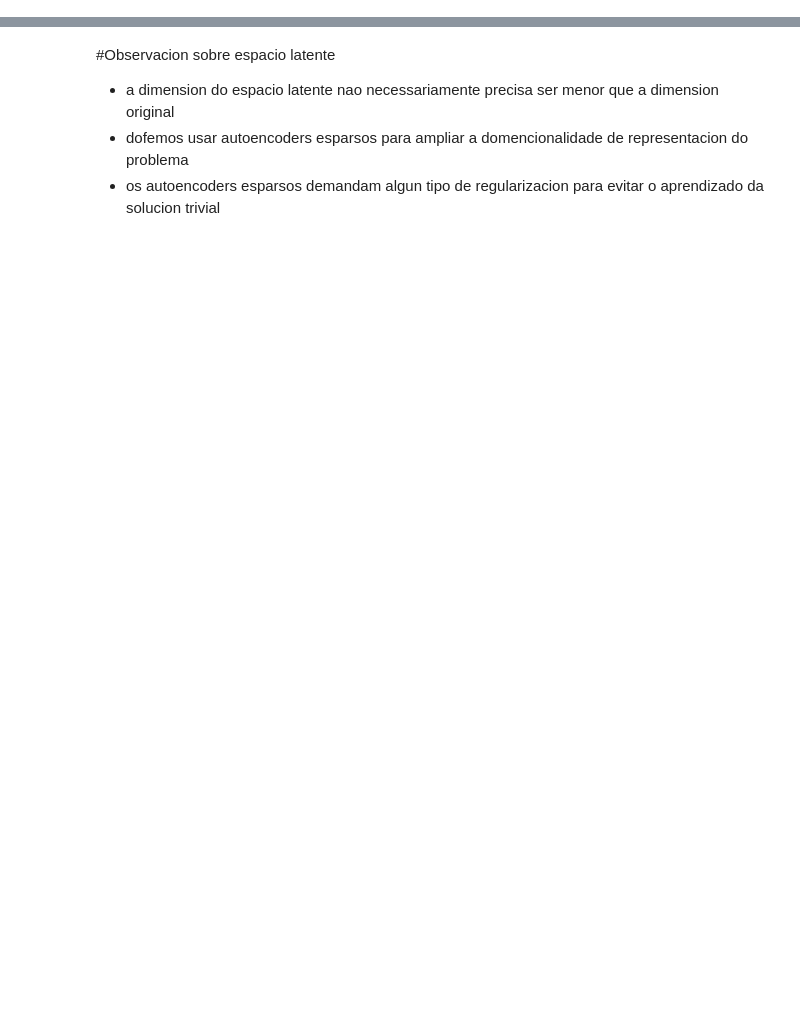
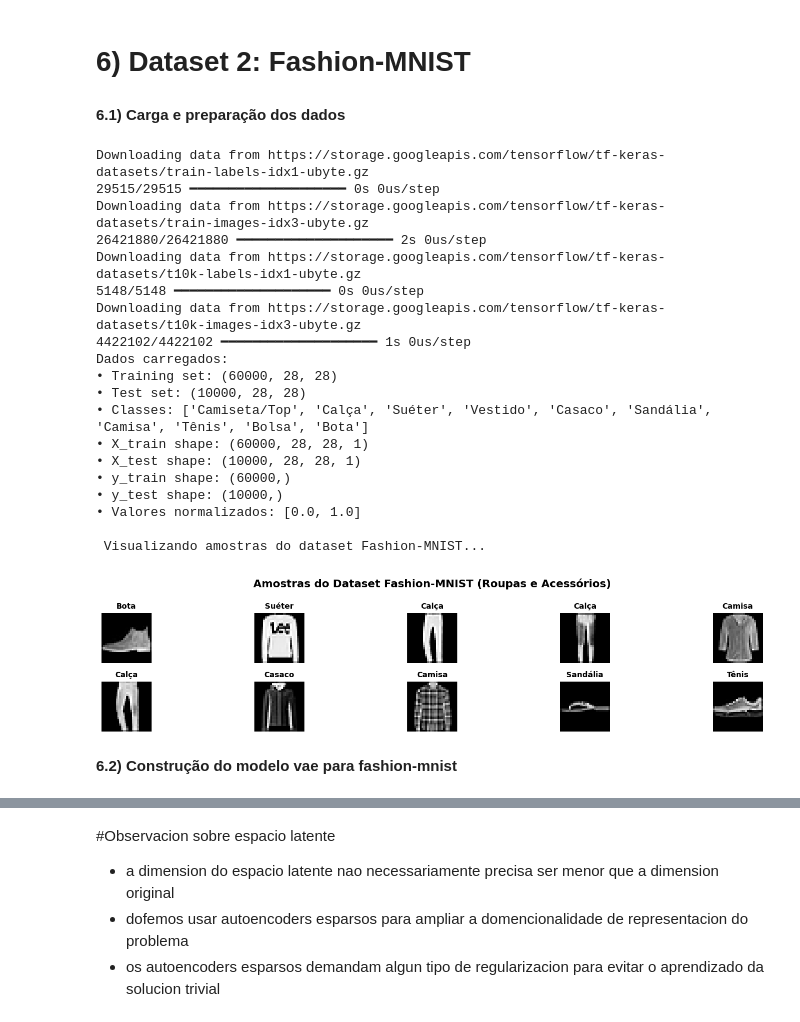
Before and after one commit to MarielaNina/NeuralNetworksClass, a Jupyter notebook: Projeto3_Mariela_Nina.ipynb, the cells around one changed output, grey strips where cells are left out. Cells and saved outputs as stored; diff of their text form; code cells hidden in the pictures; blank space fills up the shorter version.

```diff
--- a/Projeto3_Mariela_Nina.ipynb
+++ b/Projeto3_Mariela_Nina.ipynb
@@ -355,0 +763,76 @@ plt.show()
+# %% [markdown]
+# 6) Dataset 2: Fashion-MNIST
+# %% [markdown]
+**6.1) Carga e preparação dos dados**
+# %%
+# Carregar dataset Fashion-MNIST
+(x_train_fashion, y_train_fashion), (x_test_fashion, y_test_fashion) = keras.datasets.fashion_mnist.load_data()
+
+# Labels do Fashion-MNIST
+fashion_labels = {
+    0: 'Camiseta/Top',
+    1: 'Calça',
+    2: 'Suéter',
+    3: 'Vestido',
+    4: 'Casaco',
+    5: 'Sandália',
+    6: 'Camisa',
+    7: 'Tênis',
+    8: 'Bolsa',
+    9: 'Bota'
+}
+
+print(f"Dados carregados:")
+print(f"• Training set: {x_train_fashion.shape}")
+print(f"• Test set: {x_test_fashion.shape}")
+print(f"• Classes: {list(fashion_labels.values())}")
+
+# Normalizar valores de pixels para o intervalo [0, 1]
+x_train_fashion = x_train_fashion.astype("float32") / 255.0
+x_test_fashion = x_test_fashion.astype("float32") / 255.0
+
+# Expandir dimensões para canal (grayscale)
+x_train_fashion = np.expand_dims(x_train_fashion, -1)
+x_test_fashion = np.expand_dims(x_test_fashion, -1)
+
+print(f"• X_train shape: {x_train_fashion.shape}")
+print(f"• X_test shape: {x_test_fashion.shape}")
+print(f"• y_train shape: {y_train_fashion.shape}")
+print(f"• y_test shape: {y_test_fashion.shape}")
+print(f"• Valores normalizados: [{x_train_fashion.min():.1f}, {x_train_fashion.max():.1f}]")
+
+# Visualizar amostras do dataset
+print(f"\n Visualizando amostras do dataset Fashion-MNIST...")
+plt.figure(figsize=(15, 3))
+for i in range(10):
+    plt.subplot(2, 5, i + 1)
+    plt.imshow(x_test_fashion[i].reshape(28, 28), cmap='gray')
+    plt.title(f'{fashion_labels[y_test_fashion[i]]}', fontsize=10, fontweight='bold')
+    plt.axis('off')
+plt.suptitle('Amostras do Dataset Fashion-MNIST (Roupas e Acessórios)',
+             fontsize=14, fontweight='bold')
+plt.tight_layout()
+plt.show()
+# %% [output]
+Downloading data from https://storage.googleapis.com/tensorflow/tf-keras-datasets/train-labels-idx1-ubyte.gz
+29515/29515 ━━━━━━━━━━━━━━━━━━━━ 0s 0us/step
+Downloading data from https://storage.googleapis.com/tensorflow/tf-keras-datasets/train-images-idx3-ubyte.gz
+26421880/26421880 ━━━━━━━━━━━━━━━━━━━━ 2s 0us/step
+Downloading data from https://storage.googleapis.com/tensorflow/tf-keras-datasets/t10k-labels-idx1-ubyte.gz
+5148/5148 ━━━━━━━━━━━━━━━━━━━━ 0s 0us/step
+Downloading data from https://storage.googleapis.com/tensorflow/tf-keras-datasets/t10k-images-idx3-ubyte.gz
+4422102/4422102 ━━━━━━━━━━━━━━━━━━━━ 1s 0us/step
+Dados carregados:
+• Training set: (60000, 28, 28)
+• Test set: (10000, 28, 28)
+• Classes: ['Camiseta/Top', 'Calça', 'Suéter', 'Vestido', 'Casaco', 'Sandália', 'Camisa', 'Tênis', 'Bolsa', 'Bota']
+• X_train shape: (60000, 28, 28, 1)
+• X_test shape: (10000, 28, 28, 1)
+• y_train shape: (60000,)
+• y_test shape: (10000,)
+• Valores normalizados: [0.0, 1.0]
+
+ Visualizando amostras do dataset Fashion-MNIST...
+[figure, added]
+# %% [markdown]
+**6.2) Construção do modelo vae para fashion-mnist**
```
Also changed, not shown: parts of 78 cells of this notebook.
